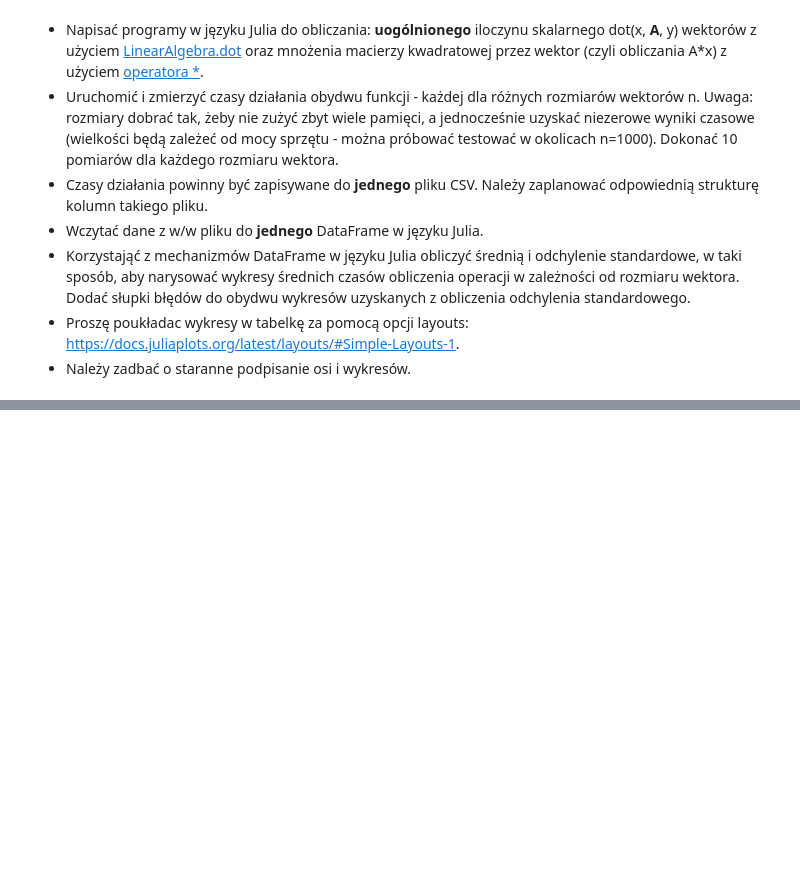
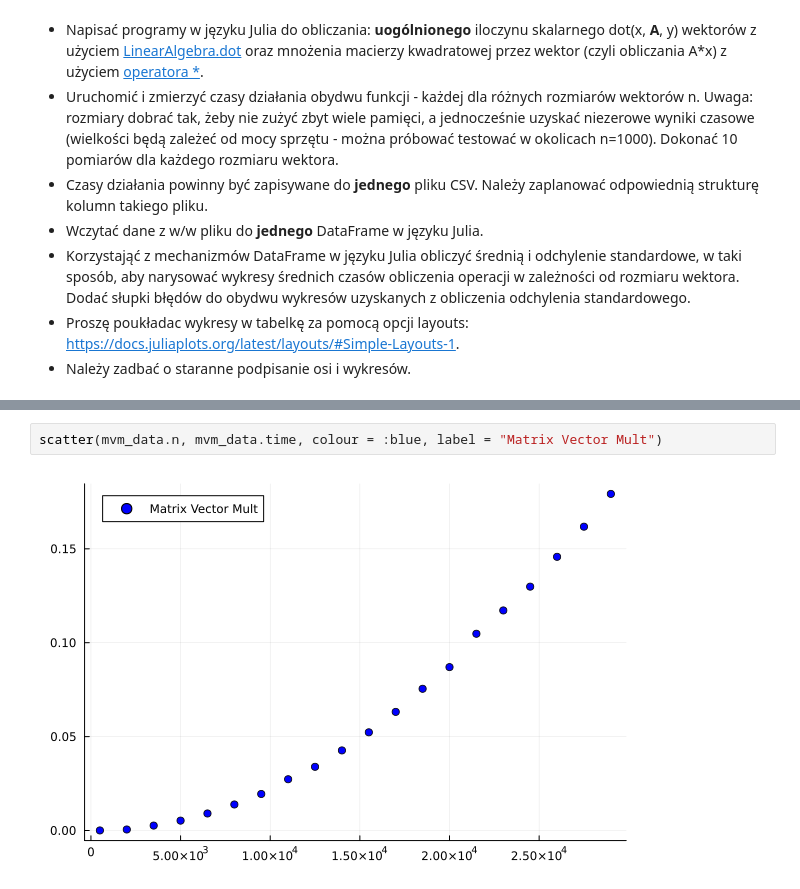
Before and after one commit to bialywaldemar/MOwNiT, a Jupyter notebook: lab1/1.Mownit_Lab_DataFrames_lab1.ipynb, the cells around one changed output, grey strips where cells are left out. Cells and saved outputs as stored; diff of their text form; blank space fills up the shorter version.

```diff
--- a/lab1/1.Mownit_Lab_DataFrames_lab1.ipynb
+++ b/lab1/1.Mownit_Lab_DataFrames_lab1.ipynb
@@ -508,0 +545,4 @@ plot!(avg_matrix   _vector.n, avg_matrix_vector.avg_time, label="Matrix Vector M
+# %%
+scatter(mvm_data.n, mvm_data.time, colour = :blue, label = "Matrix Vector Mult")
+# %% [output]
+[figure, added]
```
Also changed, not shown: parts of 8 cells of this notebook.
